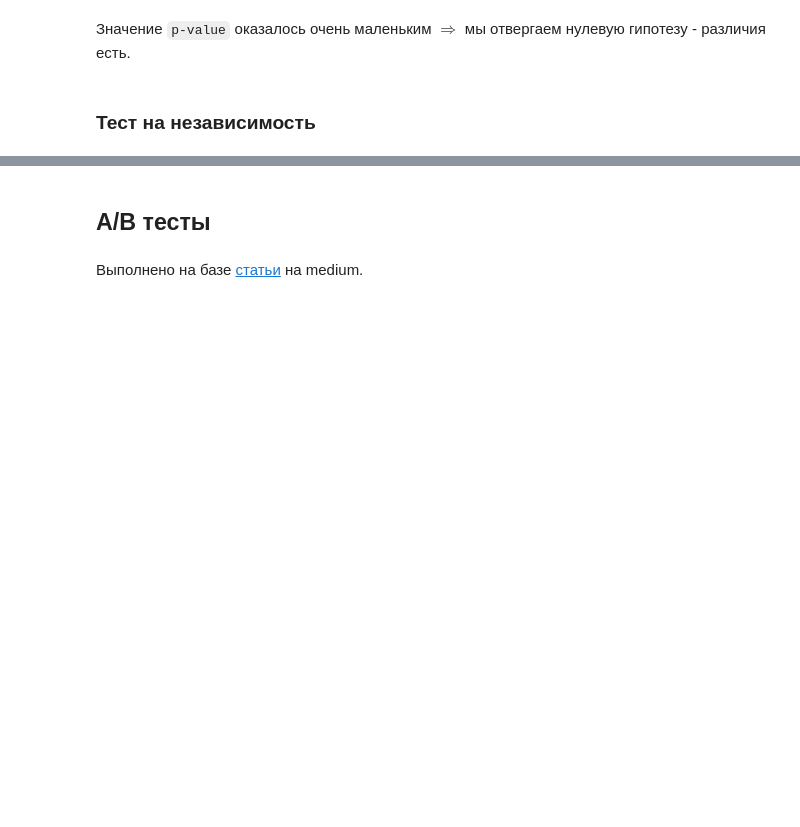
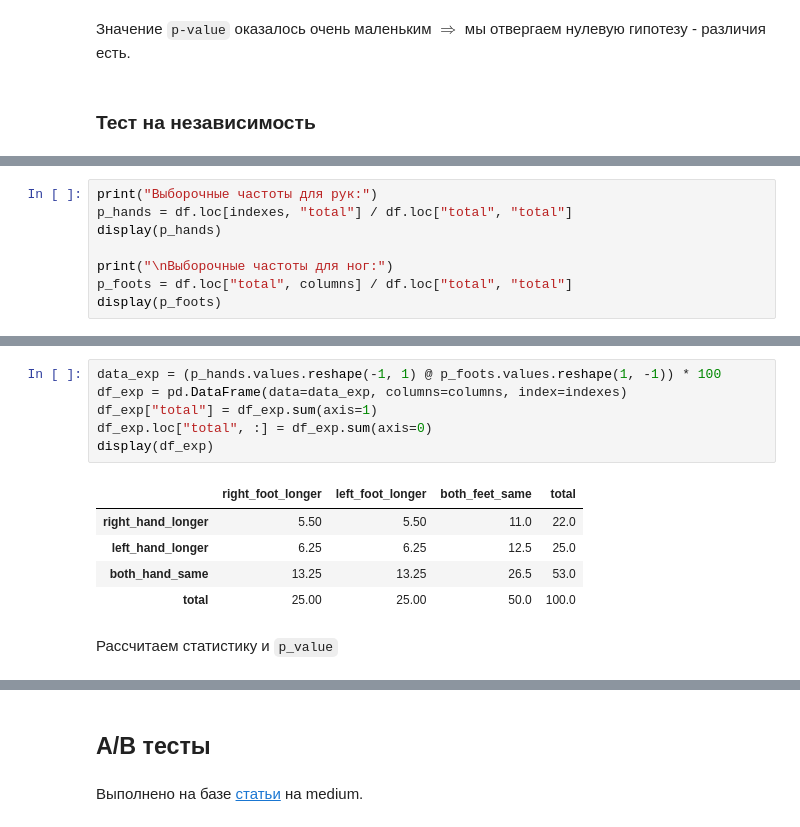
Before and after one commit to JosephFrancisTribbiani/ds, a Jupyter notebook: Statistic/stat_tests.ipynb, the cells around one changed output, grey strips where cells are left out. Drawn from its saved outputs; the diff is of its cells as text; blank space fills up the shorter version.

```diff
--- a/Statistic/stat_tests.ipynb
+++ b/Statistic/stat_tests.ipynb
@@ -363,0 +400,8 @@ Power_divergenceResult(statistic=22.152468645918486, pvalue=1.5475780213989535e-
+# %%
+print("Выборочные частоты для рук:")
+p_hands = df.loc[indexes, "total"] / df.loc["total", "total"]
+display(p_hands)
+
+print("\nВыборочные частоты для ног:")
+p_foots = df.loc["total", columns] / df.loc["total", "total"]
+display(p_foots)
@@ -363,0 +434,14 @@ Power_divergenceResult(statistic=22.152468645918486, pvalue=1.5475780213989535e-
+# %%
+data_exp = (p_hands.values.reshape(-1, 1) @ p_foots.values.reshape(1, -1)) * 100
+df_exp = pd.DataFrame(data=data_exp, columns=columns, index=indexes)
+df_exp["total"] = df_exp.sum(axis=1)
+df_exp.loc["total", :] = df_exp.sum(axis=0)
+display(df_exp)
+# %% [output]
+|  | right_foot_longer | left_foot_longer | both_feet_same | total |
+| right_hand_longer | 5.50 | 5.50 | 11.0 | 22.0 |
+| left_hand_longer | 6.25 | 6.25 | 12.5 | 25.0 |
+| both_hand_same | 13.25 | 13.25 | 26.5 | 53.0 |
+| total | 25.00 | 25.00 | 50.0 | 100.0 |
+# %% [markdown]
+Рассчитаем статистику и `p_value`
```
Also changed, not shown: parts of 12 cells of this notebook, 1 other file.
